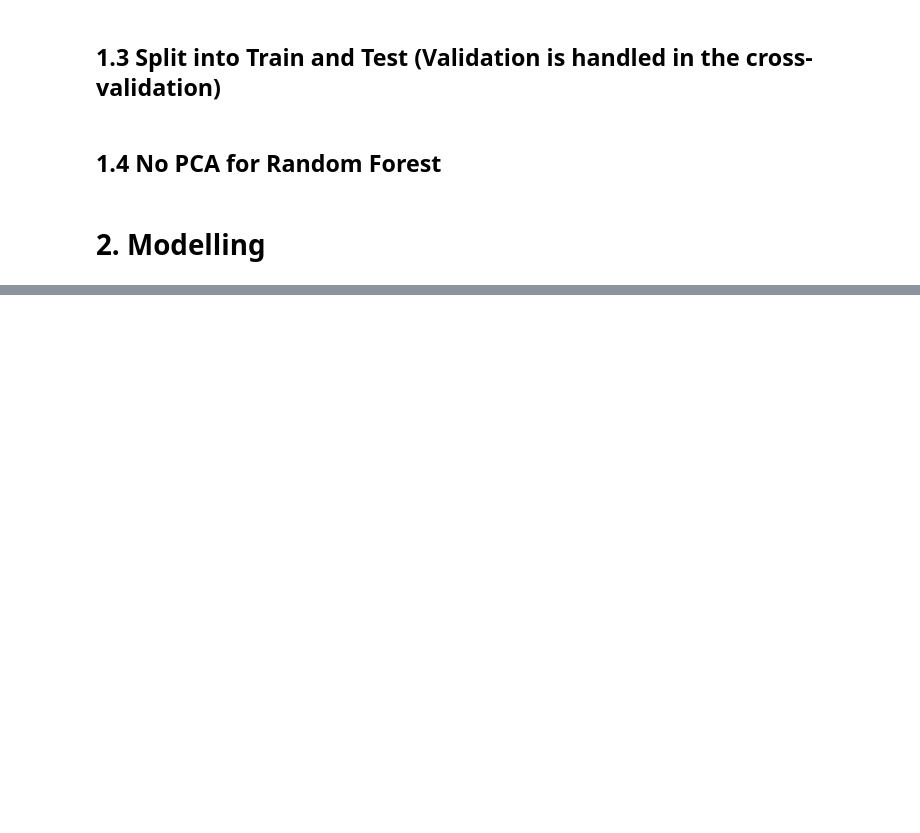
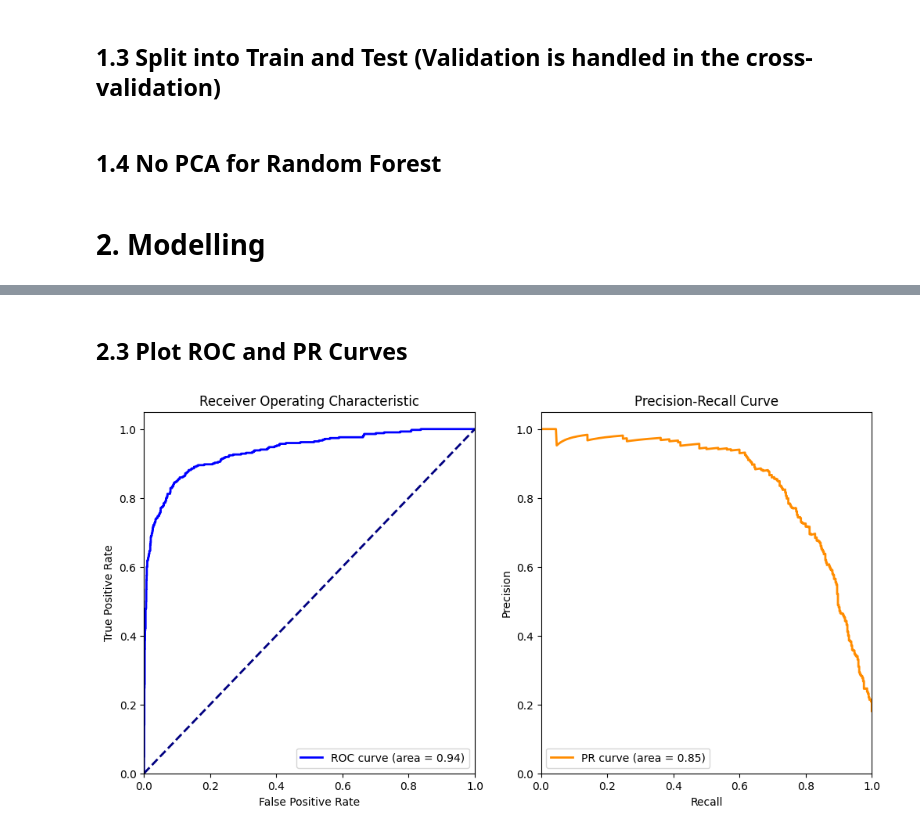
Before and after one commit to FinnFe0103/Fraud, a Jupyter notebook: xgb.ipynb, the cells around one changed output, grey strips where cells are left out. Saved outputs shown, nothing was run; the diff lists cells and outputs as text; code cells hidden in the pictures; blank space fills up the shorter version.

```diff
--- a/xgb.ipynb
+++ b/xgb.ipynb
@@ -42,12 +45,13 @@ X_train, X_test, y_train, y_test = train_test_split(X, y, test_size=0.2, random_
 # 2. Modelling
 # %%
 param_grid = {
-    'max_depth': [3, 4, 5, 6],
-    'min_child_weight': [1, 5, 10],
-    'subsample': [0.6, 0.8, 1.0],
-    'colsample_bytree': [0.6, 0.8, 1.0],
-    'n_estimators': [50, 100, 200],
-    'learning_rate': [0.01, 0.1, 0.2, 0.3]
+    'max_depth': [5, 6, 7],
+    'min_child_weight': [1, 3],
+    'gamma': [0, 0.1, 0.3],
+    'subsample': [0.6, 0.8, 0.9],
+    'colsample_bytree': [0.6, 0.8, 0.9],
+    'learning_rate': [0.1, 0.2],
+    'n_estimators': [100, 200, 400, 500]
 }
 
 xgb_clf = xgb.XGBClassifier(objective='binary:logistic', eval_metric='aucpr', seed=42)
@@ -120,0 +202,29 @@ Mean AUPRC of the test set: 0.7913416991748637
+# %% [markdown]
+## 2.3 Plot ROC and PR Curves
+# %%
+plt.figure(figsize=(12, 6))
+
+# ROC Curve on the left
+plt.subplot(1, 2, 1)
+plt.plot(fpr, tpr, color='blue', lw=2, label='ROC curve (area = %0.2f)' % roc_auc)
+plt.plot([0, 1], [0, 1], color='navy', lw=2, linestyle='--')
+plt.xlim([0.0, 1.0])
+plt.ylim([0.0, 1.05])
+plt.xlabel('False Positive Rate')
+plt.ylabel('True Positive Rate')
+plt.title('Receiver Operating Characteristic')
+plt.legend(loc="lower right")
+
+# PR Curve on the right
+plt.subplot(1, 2, 2)
+plt.plot(recall, precision, color='darkorange', lw=2, label='PR curve (area = %0.2f)' % pr_auc)
+plt.xlabel('Recall')
+plt.ylabel('Precision')
+plt.title('Precision-Recall Curve')
+plt.legend(loc="lower left")
+plt.xlim([0.0, 1.0])
+plt.ylim([0.0, 1.05])
+
+plt.show()
+# %% [output]
+[figure, added]
```
Also changed, not shown: parts of 14 cells of this notebook.
